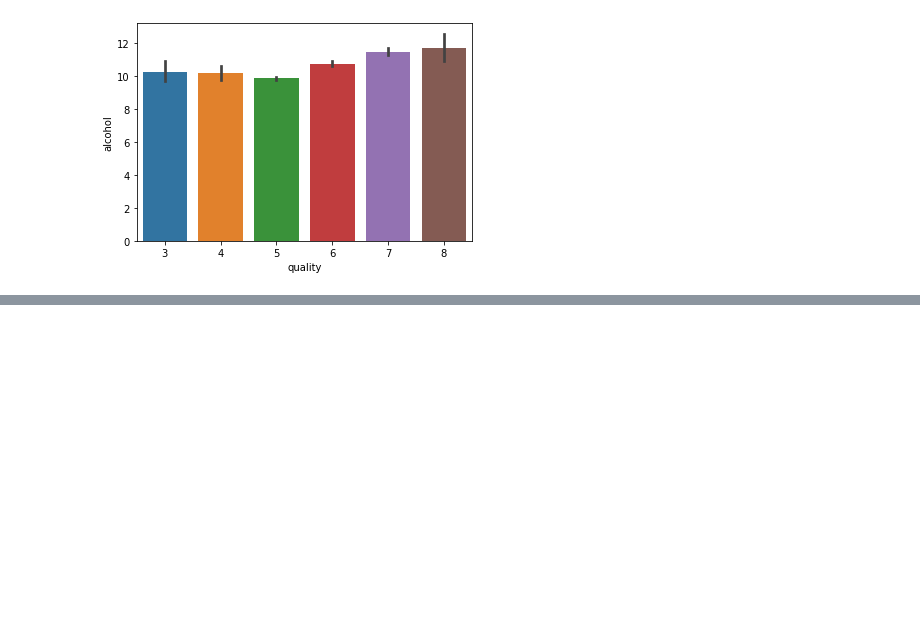
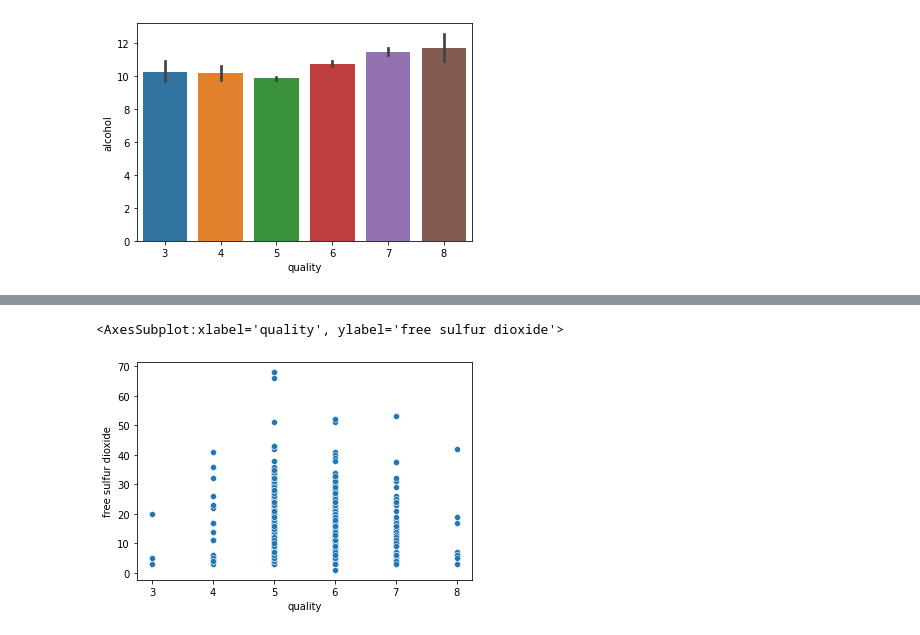
Before and after one commit to Michael-Austin-Mesa/wine-classification-project, a Jupyter notebook: explore.ipynb, the cells around one changed output, grey strips where cells are left out. Saved outputs shown, nothing was run; the diff lists cells and outputs as text; code cells hidden in the pictures; blank space fills up the shorter version.

```diff
--- a/explore.ipynb
+++ b/explore.ipynb
@@ -136,0 +151,5 @@ sb.barplot(data=train, x=train['quality'],y=train['alcohol'])
+# %%
+sb.scatterplot(data=train, x=train['quality'],y=train['free sulfur dioxide'])
+# %% [output]
+<AxesSubplot:xlabel='quality', ylabel='free sulfur dioxide'>
+[figure, added]
```
Also changed, not shown: parts of 4 cells of this notebook.
